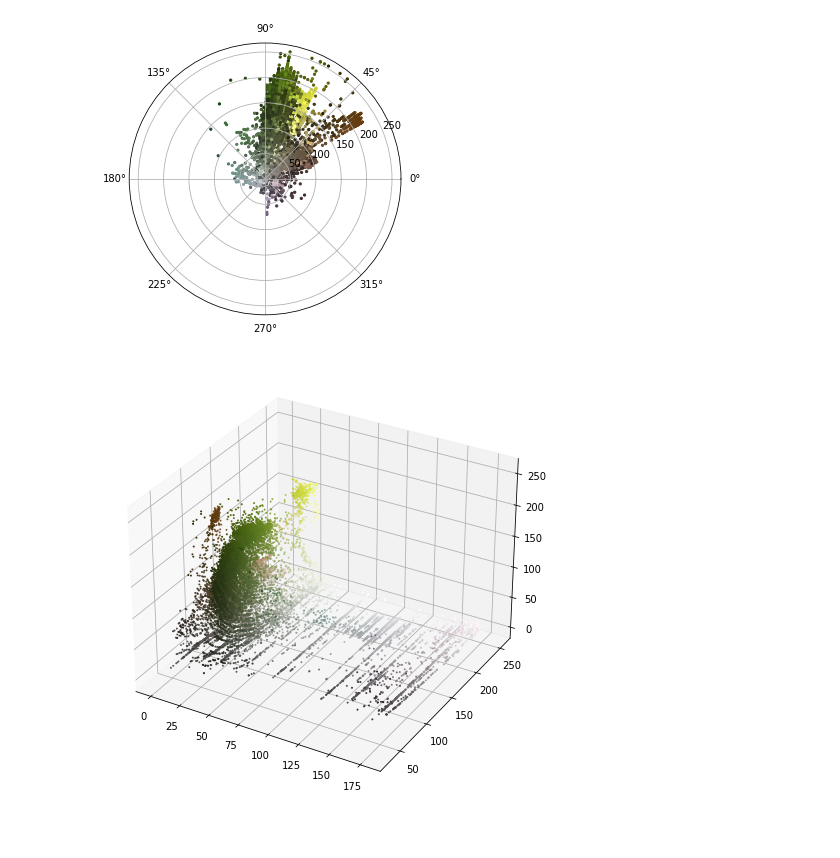
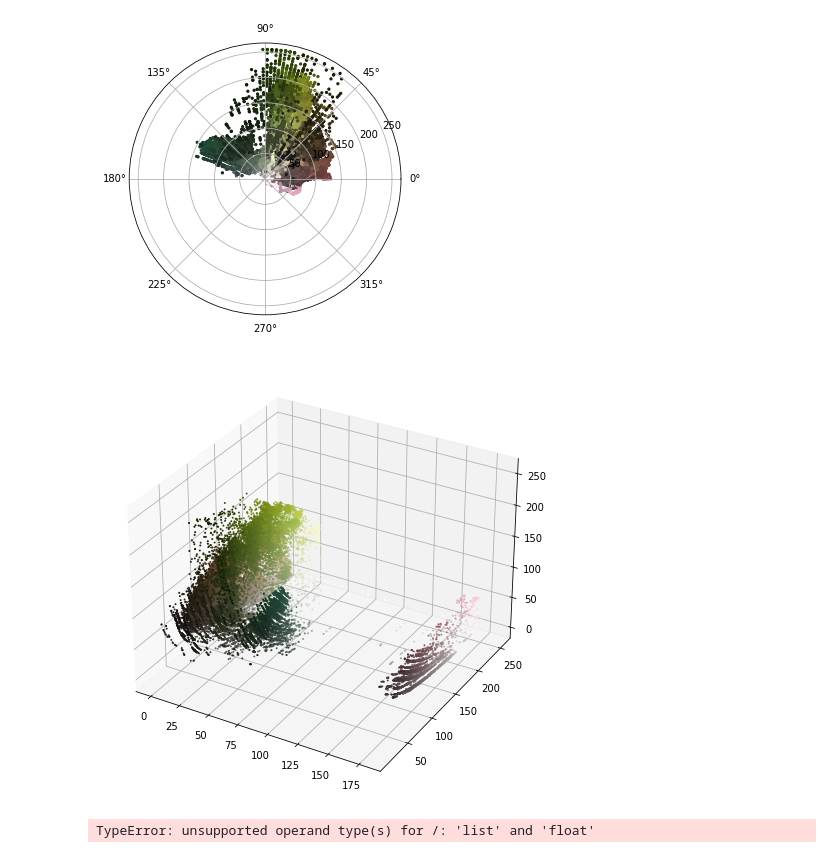
Before and after one commit to Tanc60/ColorAnalysis, a Jupyter notebook: Note/HSV_Analysis.ipynb, the cells around one changed output. Saved outputs shown, nothing was run; the diff lists cells and outputs as text; code cells hidden in the pictures.

```diff
--- a/Note/HSV_Analysis.ipynb
+++ b/Note/HSV_Analysis.ipynb
@@ -16,33 +16,33 @@ def show_img(path):
 
 
     fig = plt.figure(figsize=(5, 5))
     ax=plt.subplot(111,projection="polar")
 
 
 
     """
     ax.set_thetagrids(np.arange(0.0, 360.0, 15.0))
     ax.set_thetamin(0.0)  # 设置极坐标图开始角度为0°
     ax.set_thetamax(360.0)  # 设置极坐标结束角度为180°
     ax.set_rgrids(np.arange(0, 255.0, 100.0))
     ax.set_rlabel_position(0.0)  # 标签显示在0°
     ax.set_rlim(0.0, 360.0)  # 标签范围为[0, 5000)
 
     ax.grid(True, linestyle="-", color="k", linewidth=0.5, alpha=0.5)"
     """
     #ax.set_axisbelow('True')  # 使散点覆盖在坐标系之上
 
     h2=np.asarray(h,dtype="float")
     plt.scatter(h2.flatten()*2*math.pi/178.0, s.flatten(), s=5.0,c=rgbimg.reshape(-1,3)/255.0)
     plt.show()
 
     fig = plt.figure(figsize=(8, 8))
     ax = plt.axes(projection='3d')
     ax.scatter3D(h, v, s, c=rgbimg.reshape(-1,3)/255.0,s=1)
     #return hist_r,hist_g, hist_b, hist_h, hist_s, hist_v
 
-show_img(r"E:\Downloads\BaiduNetdiskDownload\testfile\2L7A2079.JPG")
+show_img(r"E:\Downloads\BaiduNetdiskDownload\testfile\2L7A2044.JPG")
 #show_img(r"E:\Downloads\BaiduNetdiskDownload\output\2L7A1998_kmeans.png")
 # %% [output]
-[figure, old version]
+[figure, new version]
-[figure, old version]
+[figure, new version]
@@ -48,0 +97,38 @@ show_img(r"E:\Downloads\BaiduNetdiskDownload\testfile\2L7A2079.JPG")
+# %%
+import matplotlib.pyplot as plt
+import numpy as np
+
+
+
+image = cv2.imread(r"E:\Downloads\BaiduNetdiskDownload\output\2L7A2000_kmeans.png")
+image = cv2.cvtColor(image, cv2.COLOR_BGR2RGB)
+
+
+
+
+hexcolorlist,counts=ImageAnalysis.ColorDistribution2(image)
+
+munsells=[]
+for hexcolor in hexcolorlist:
+    munsells.append(ImageAnalysis.hexrgb2munsell(hexcolor))
+
+
+percentages = counts / counts.sum() * 100
+
+fig, ((ax1, ax2,ax3)) = plt.subplots(ncols=1, nrows=3, figsize=(10, 15))
+
+ax1.imshow(image)
+ax1.axis('off')
+
+color_labels = [f'{label}:\n{perc:.1f} %' for label, perc in zip(munsells, percentages)]
+ax2.pie(counts, labels=color_labels, colors=hexcolorlist)
+
+bars = ax3.bar(munsells.astype(str), counts, color=hexcolorlist, edgecolor='black')
+ax3.bar_label(bars, [f'{perc:.1f} %' for perc in percentages])
+for spine in ['top', 'right']:
+    ax3.spines[spine].set_visible(False)
+
+plt.tight_layout()
+plt.show()
+# %% [output]
+TypeError: unsupported operand type(s) for /: 'list' and 'float'
```
Also changed, not shown: parts of 2 cells of this notebook.
